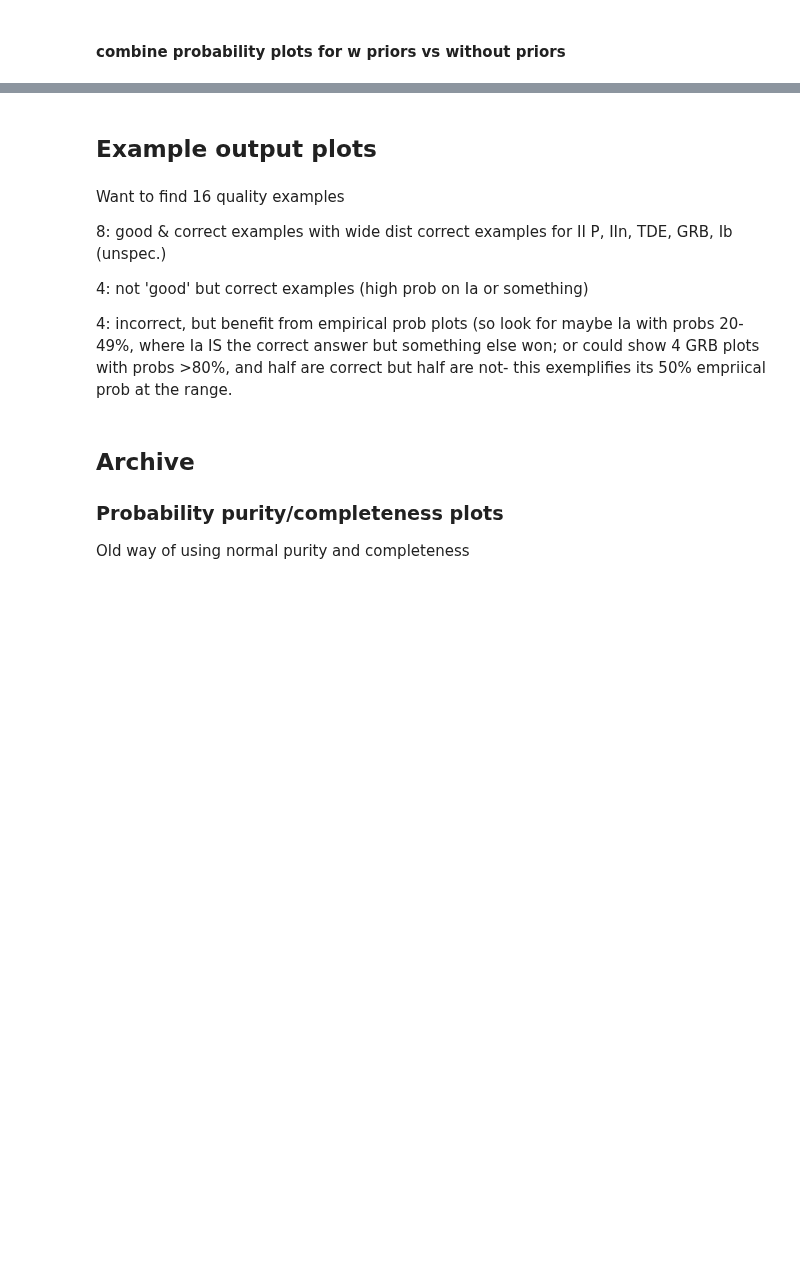
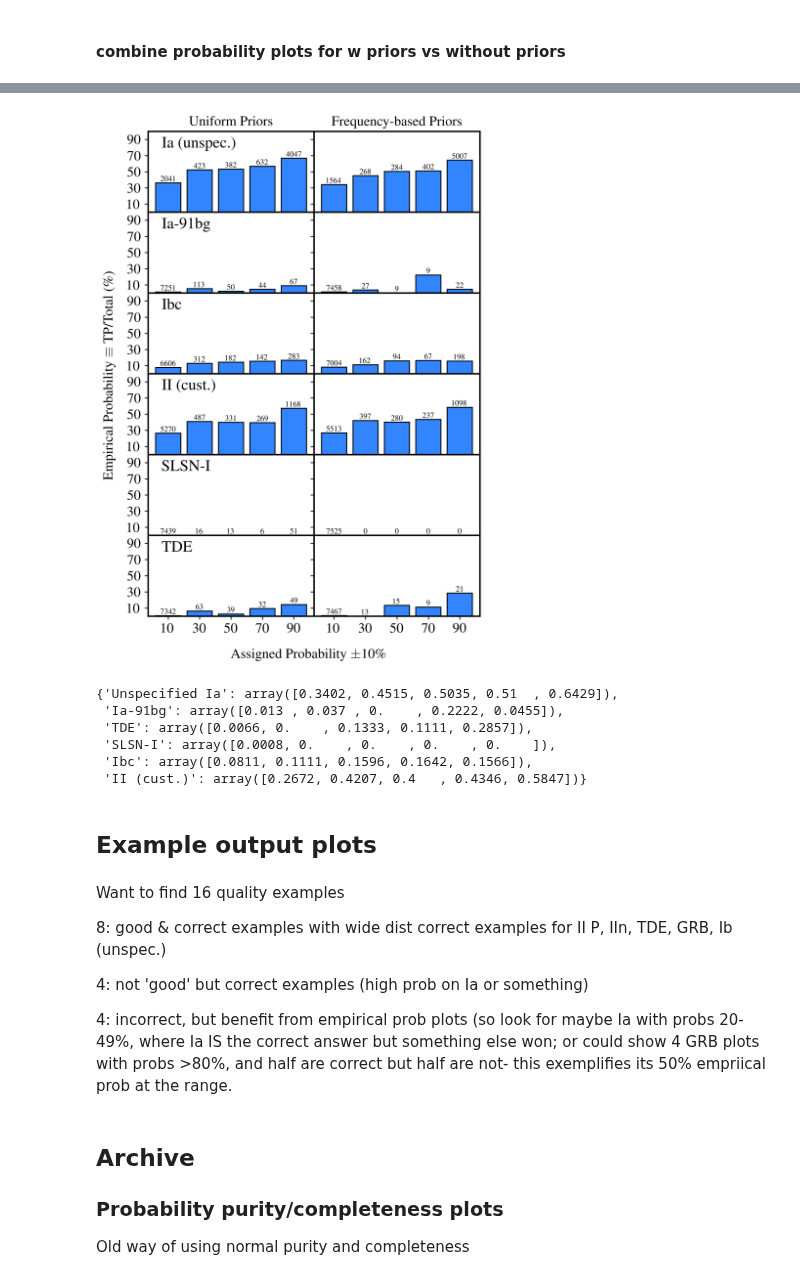
Before and after one commit to marinakiseleva/thex_model, a Jupyter notebook: notebooks/CustomPlotting.ipynb, the cells around one changed output, grey strips where cells are left out. Cells and saved outputs as stored; diff of their text form; code cells hidden in the pictures; blank space fills up the shorter version.

```diff
--- a/notebooks/CustomPlotting.ipynb
+++ b/notebooks/CustomPlotting.ipynb
@@ -32,7 +32,7 @@ mags = ["g_mag",  "r_mag", "i_mag", "z_mag", "y_mag",
 
 # EXPS_DIR = ROOT_DIR + "/../../exps/paper_set_05_31_2021/"
 
-EXPS_DIR = ROOT_DIR +  "/output/"
+codes= ["A1", "F1", "B1", "G1"]
 
 # rc('text', usetex=True)
 mpl.rcParams['font.serif'] = ['times', 'times new roman']
@@ -254,14 +219,21 @@ preds = [[0.9, 0.1, 0, "TDE"],
 # %% [markdown]
 ## Combining with vs without priors
+# %%
+EXPS_DIR = ROOT_DIR + "/../../exps/v8_db_runs/new_lsst_tests/"
 # %%
-NUM_FOLDS = 8
+NUM_FOLDS = 6
+MIN_CLASS_SIZE = 3
+MAX_CLASS_SIZE = 4220
 
 modelwithout = MultiModel(cols = mags,
                        folds = NUM_FOLDS,
+                       min_class_size = MIN_CLASS_SIZE,
+                       max_class_size = MAX_CLASS_SIZE,
                        transform_features = True,
+                       case_code = codes,
                        lsst_test= True)
 
 multi_wo = load_prev_exp(EXPS_DIR,
-                         "Multiclass_Classifier30/",
+                         "Multiclass_Classifier1/",
                          model=modelwithout)
 # %% [output]
@@ -286,10 +258,13 @@ II-custom : 2561
 
 multiwith = MultiModel(cols = mags,
                        folds = NUM_FOLDS,
+                       min_class_size = MIN_CLASS_SIZE,
+                       max_class_size = MAX_CLASS_SIZE,
                        transform_features = True,
+                       case_code = codes,
                        priors=True,
                        lsst_test= True)
 multi_w = load_prev_exp(EXPS_DIR,
-                        "Multiclass_Classifier31/",
+                        "Multiclass_Classifier2/",
                         model=multiwith)
 # %% [output]
@@ -502,7 +490,8 @@ mpl.rcParams['font.serif'] = ['times', 'times new roman']
 mpl.rcParams['font.family'] = 'serif'
 
 # class_labels = multi_w.class_labels
-class_labels = ["Unspecified Ia", "Ia-91bg", "Ibc", "Unspecified II",  "TDE" ]
+# multi_w.class_labels = ["Unspecified Ia", "Ia-91bg", "Ibc", "Unspecified II",  "TDE" ]
+class_labels = ['Unspecified Ia', 'Ia-91bg', 'Ibc', 'II (cust.)',  'SLSN-I', 'TDE']
 num_classes = len(multi_w.class_labels)
 f, ax = plt.subplots(nrows=num_classes,
                      ncols=2,
@@ -514,35 +503,44 @@ for class_index in range(len(class_labels)):
     if plot_index == 0:
         # Add titles to top of plots
         ax[plot_index][0].set_title("Uniform Priors", fontsize=14)
         ax[plot_index][1].set_title("Frequency-based Priors", fontsize=14)
 
 
     class_name = class_labels[class_index]
     plot_model_rates(class_name, multi_wo, ax[plot_index][0])
     plot_model_rates(class_name, multi_w, ax[plot_index][1])
 
     pretty_class_name = clean_class_name(class_name)
     ax[plot_index][0].text(-0.2, 0.8, pretty_class_name, fontsize=16)
     plot_index += 1
 
 y_indices = [0.1, 0.3, 0.5, 0.7, 0.9]
 y_ticks = ["10", "30", "50", "70", "90"]
 # x and y indices/ticks are the same
 plt.xticks(np.arange(5), y_ticks)
 plt.yticks(y_indices, y_ticks)
 plt.rc('xtick', labelsize=14)
 plt.rc('ytick', labelsize=14)
 
 f.text(0.5, 0.06, 'Assigned Probability' + r' $\pm$10\%', fontsize=14, ha='center')
 f.text(0.02, .5, r'Empirical Probability $\equiv$ TP/Total ($\%$)',
            fontsize=14, va='center', rotation='vertical')
 
 plt.subplots_adjust(wspace=0, hspace=0)
 
 f.savefig(ROOT_DIR + "/output/custom_figures/merged_metrics_priors_comp.pdf", bbox_inches='tight')
 plt.show()
+# %% [output]
+[figure, added]
 # %%
 multi_w.class_prob_rates
+# %% [output]
+{'Unspecified Ia': array([0.3402, 0.4515, 0.5035, 0.51  , 0.6429]),
+ 'Ia-91bg': array([0.013 , 0.037 , 0.    , 0.2222, 0.0455]),
+ 'TDE': array([0.0066, 0.    , 0.1333, 0.1111, 0.2857]),
+ 'SLSN-I': array([0.0008, 0.    , 0.    , 0.    , 0.    ]),
+ 'Ibc': array([0.0811, 0.1111, 0.1596, 0.1642, 0.1566]),
+ 'II (cust.)': array([0.2672, 0.4207, 0.4   , 0.4346, 0.5847])}
 # %%
 # f, ax = plt.figure(figsize=(4, 4), dpi=200)
 
```
Also changed, not shown: parts of 11 cells of this notebook.
